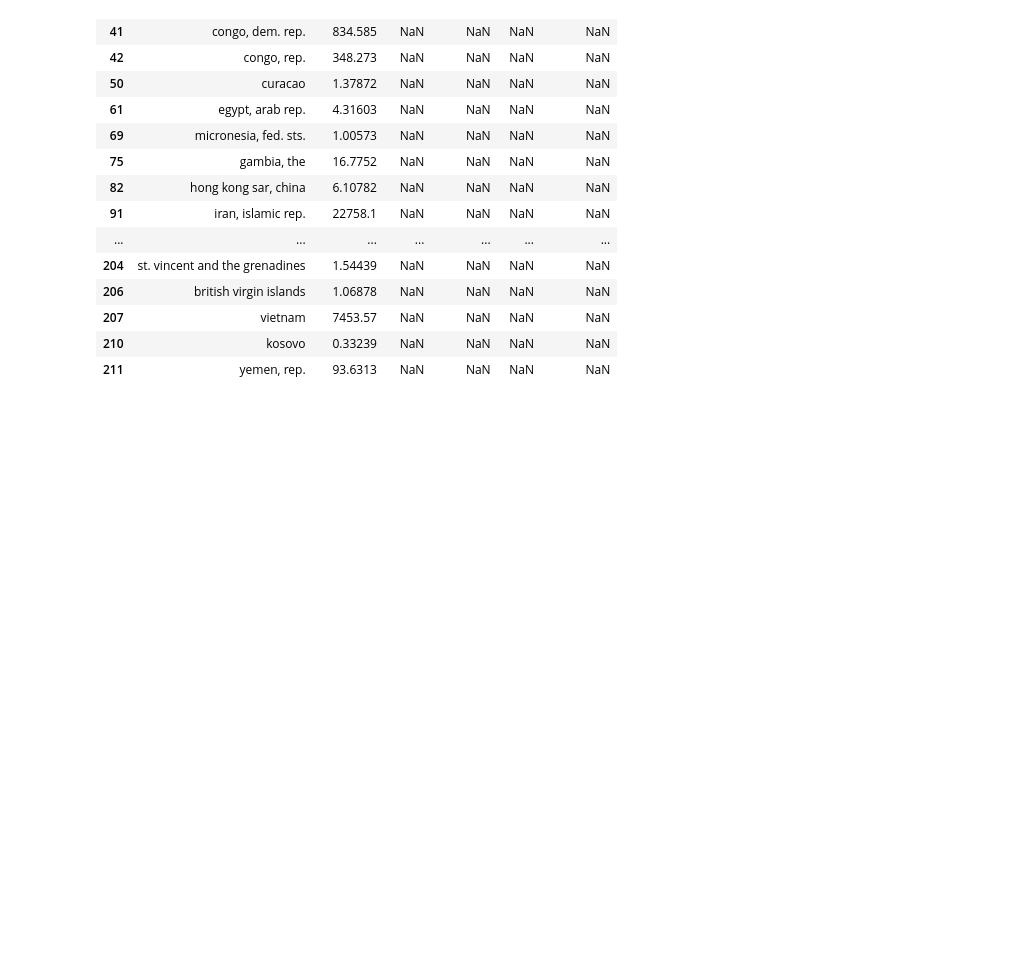
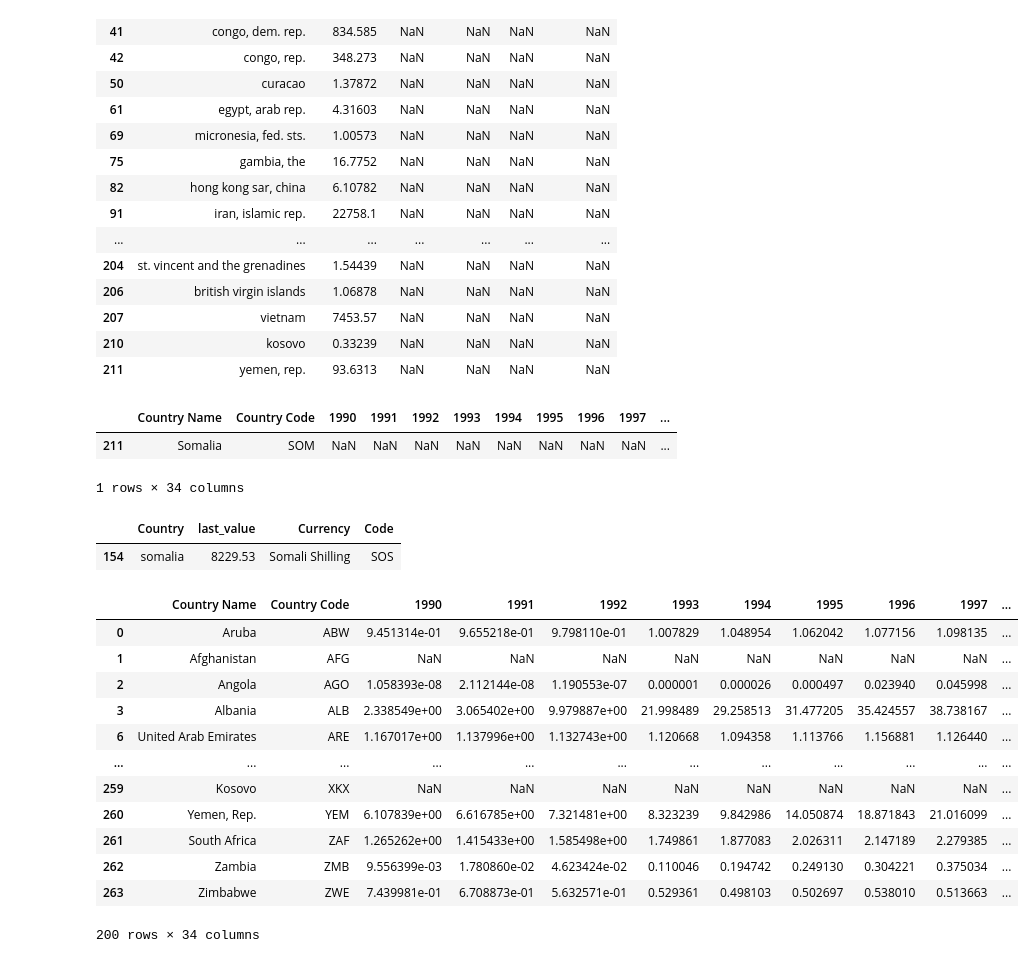
Before and after one commit to mikelvallejo/chameleon-pricing, a Jupyter notebook: extraction.ipynb, the cells around one changed output. Saved outputs shown, nothing was run; the diff lists cells and outputs as text; code cells hidden in the pictures; blank space fills up the shorter version.

```diff
--- a/extraction.ipynb
+++ b/extraction.ipynb
@@ -291,3 +296,30 @@ gaps[gaps.Entity.isna()]
 | 207 | vietnam | 7453.57 | NaN | NaN | NaN | NaN |
 | 210 | kosovo | 0.33239 | NaN | NaN | NaN | NaN |
 | 211 | yemen, rep. | 93.6313 | NaN | NaN | NaN | NaN |
+# %%
+twb_data[twb_data['Country Name'] == 'Somalia']
+# %% [output]
+|  | Country Name | Country Code | 1990 | 1991 | 1992 | 1993 | 1994 | 1995 | 1996 | 1997 | ... |
+| 211 | Somalia | SOM | NaN | NaN | NaN | NaN | NaN | NaN | NaN | NaN | ... |
+1 rows × 34 columns
+# %%
+country_currency[country_currency.Code == 'SOS']
+# %% [output]
+|  | Country | last_value | Currency | Code |
+| 154 | somalia | 8229.53 | Somali Shilling | SOS |
+# %%
+twb_data
+# %% [output]
+|  | Country Name | Country Code | 1990 | 1991 | 1992 | 1993 | 1994 | 1995 | 1996 | 1997 | ... |
+| 0 | Aruba | ABW | 9.451314e-01 | 9.655218e-01 | 9.798110e-01 | 1.007829 | 1.048954 | 1.062042 | 1.077156 | 1.098135 | ... |
+| 1 | Afghanistan | AFG | NaN | NaN | NaN | NaN | NaN | NaN | NaN | NaN | ... |
+| 2 | Angola | AGO | 1.058393e-08 | 2.112144e-08 | 1.190553e-07 | 0.000001 | 0.000026 | 0.000497 | 0.023940 | 0.045998 | ... |
+| 3 | Albania | ALB | 2.338549e+00 | 3.065402e+00 | 9.979887e+00 | 21.998489 | 29.258513 | 31.477205 | 35.424557 | 38.738167 | ... |
+| 6 | United Arab Emirates | ARE | 1.167017e+00 | 1.137996e+00 | 1.132743e+00 | 1.120668 | 1.094358 | 1.113766 | 1.156881 | 1.126440 | ... |
+| ... | ... | ... | ... | ... | ... | ... | ... | ... | ... | ... | ... |
+| 259 | Kosovo | XKX | NaN | NaN | NaN | NaN | NaN | NaN | NaN | NaN | ... |
+| 260 | Yemen, Rep. | YEM | 6.107839e+00 | 6.616785e+00 | 7.321481e+00 | 8.323239 | 9.842986 | 14.050874 | 18.871843 | 21.016099 | ... |
+| 261 | South Africa | ZAF | 1.265262e+00 | 1.415433e+00 | 1.585498e+00 | 1.749861 | 1.877083 | 2.026311 | 2.147189 | 2.279385 | ... |
+| 262 | Zambia | ZMB | 9.556399e-03 | 1.780860e-02 | 4.623424e-02 | 0.110046 | 0.194742 | 0.249130 | 0.304221 | 0.375034 | ... |
+| 263 | Zimbabwe | ZWE | 7.439981e-01 | 6.708873e-01 | 5.632571e-01 | 0.529361 | 0.498103 | 0.502697 | 0.538010 | 0.513663 | ... |
+200 rows × 34 columns
```
Also changed, not shown: parts of 5 cells of this notebook, 4 other files.
